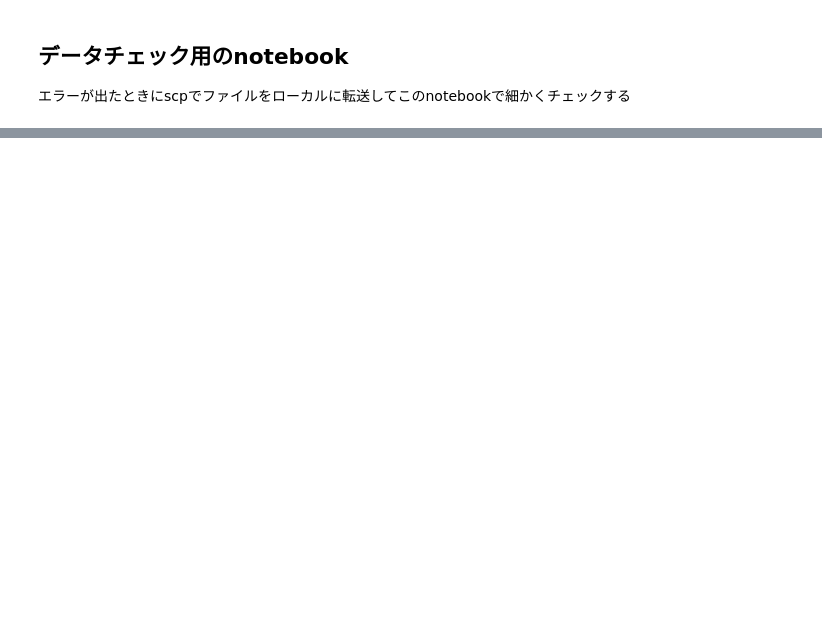
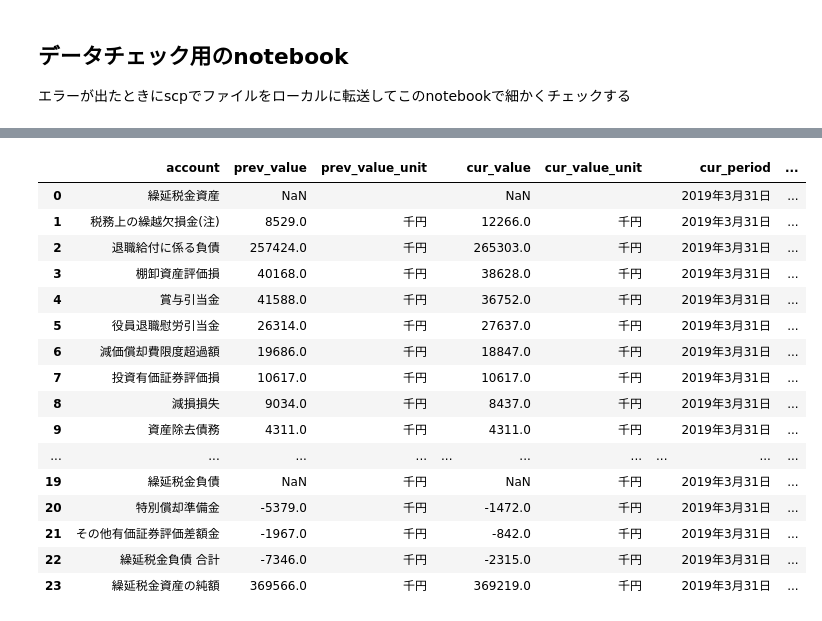
Before and after one commit to y0shid0n/pyrsquare, a Jupyter notebook: xbrl_check.ipynb, the cells around one changed output, grey strips where cells are left out. Saved outputs shown, nothing was run; the diff lists cells and outputs as text; code cells hidden in the pictures; blank space fills up the shorter version.

```diff
--- a/xbrl_check.ipynb
+++ b/xbrl_check.ipynb
@@ -75,0 +185,27 @@ if len(df.columns) == 4:
+# %%
+# 単位のカラムの補完と値の数値変換
+df_output.loc[:, df_output.columns.str.contains("_unit")] = df_output.loc[:, df_output.columns.str.contains("_unit")].apply(myfunc.fill_unit)
+# 値のカラムを数値にする
+#df_output.loc[:, ["cur_value", "prev_value"]] = df_output.loc[:, ["cur_value", "prev_value"]].applymap(myfunc.get_value)
+df_output["cur_value"] = df_output[["account", "cur_value"]].apply(lambda x: myfunc.get_value(x[0], x[1]), axis=1)
+df_output["prev_value"] = df_output[["account", "prev_value"]].apply(lambda x: myfunc.get_value(x[0], x[1]), axis=1)
+# %%
+df_output
+# %% [output]
+|  | account | prev_value | prev_value_unit |  | cur_value | cur_value_unit |  | cur_period | ... |
+| 0 | 繰延税金資産 | NaN |  |  | NaN |  |  | 2019年3月31日 | ... |
+| 1 | 税務上の繰越欠損金(注) | 8529.0 | 千円 |  | 12266.0 | 千円 |  | 2019年3月31日 | ... |
+| 2 | 退職給付に係る負債 | 257424.0 | 千円 |  | 265303.0 | 千円 |  | 2019年3月31日 | ... |
+| 3 | 棚卸資産評価損 | 40168.0 | 千円 |  | 38628.0 | 千円 |  | 2019年3月31日 | ... |
+| 4 | 賞与引当金 | 41588.0 | 千円 |  | 36752.0 | 千円 |  | 2019年3月31日 | ... |
+| 5 | 役員退職慰労引当金 | 26314.0 | 千円 |  | 27637.0 | 千円 |  | 2019年3月31日 | ... |
+| 6 | 減価償却費限度超過額 | 19686.0 | 千円 |  | 18847.0 | 千円 |  | 2019年3月31日 | ... |
+| 7 | 投資有価証券評価損 | 10617.0 | 千円 |  | 10617.0 | 千円 |  | 2019年3月31日 | ... |
+| 8 | 減損損失 | 9034.0 | 千円 |  | 8437.0 | 千円 |  | 2019年3月31日 | ... |
+| 9 | 資産除去債務 | 4311.0 | 千円 |  | 4311.0 | 千円 |  | 2019年3月31日 | ... |
+| ... | ... | ... | ... | ... | ... | ... | ... | ... | ... |
+| 19 | 繰延税金負債 | NaN | 千円 |  | NaN | 千円 |  | 2019年3月31日 | ... |
+| 20 | 特別償却準備金 | -5379.0 | 千円 |  | -1472.0 | 千円 |  | 2019年3月31日 | ... |
+| 21 | その他有価証券評価差額金 | -1967.0 | 千円 |  | -842.0 | 千円 |  | 2019年3月31日 | ... |
+| 22 | 繰延税金負債 合計 | -7346.0 | 千円 |  | -2315.0 | 千円 |  | 2019年3月31日 | ... |
+| 23 | 繰延税金資産の純額 | 369566.0 | 千円 |  | 369219.0 | 千円 |  | 2019年3月31日 | ... |
```
Also changed, not shown: parts of 13 cells of this notebook.
